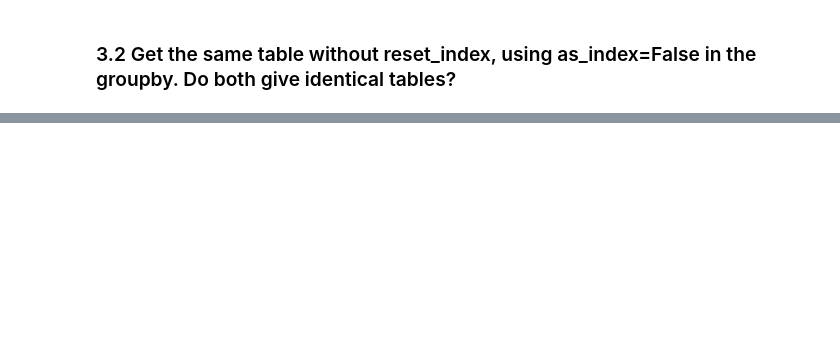
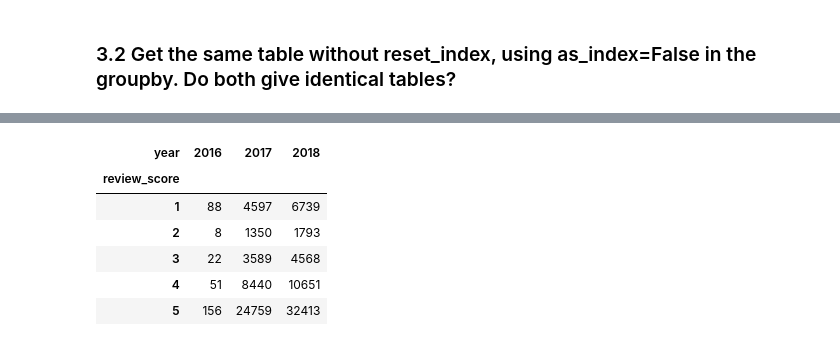
Before and after one commit to Lavishajagwani/Pandas_14_days, a Jupyter notebook: Notebooks/Day05.ipynb, the cells around one changed output, grey strips where cells are left out. Cells and saved outputs as stored; diff of their text form; code cells hidden in the pictures; blank space fills up the shorter version.

```diff
--- a/Notebooks/Day05.ipynb
+++ b/Notebooks/Day05.ipynb
@@ -294,0 +413,14 @@ payments.groupby('payment_type', a)['payment_value'].sum()
+# %%
+##Above question through pivot_table
+reviews["year"] = reviews.review_creation_date.str[:4]
+reviews.pivot_table(values='review_creation_date',
+                    index='review_score',
+                    columns='year',aggfunc='count')
+# %% [output]
+| year | 2016 | 2017 | 2018 |
+| review_score |  |  |  |
+| 1 | 88 | 4597 | 6739 |
+| 2 | 8 | 1350 | 1793 |
+| 3 | 22 | 3589 | 4568 |
+| 4 | 51 | 8440 | 10651 |
+| 5 | 156 | 24759 | 32413 |
```
Also changed, not shown: parts of 14 cells of this notebook.
